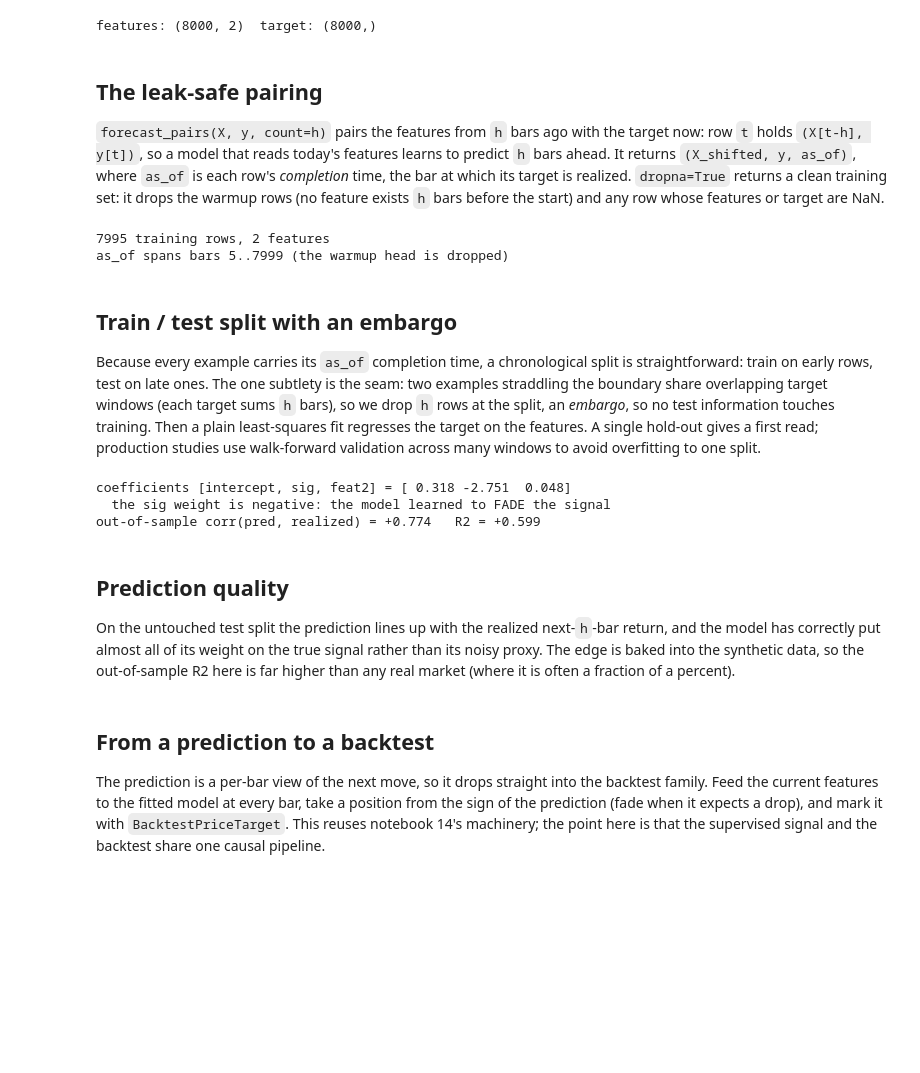
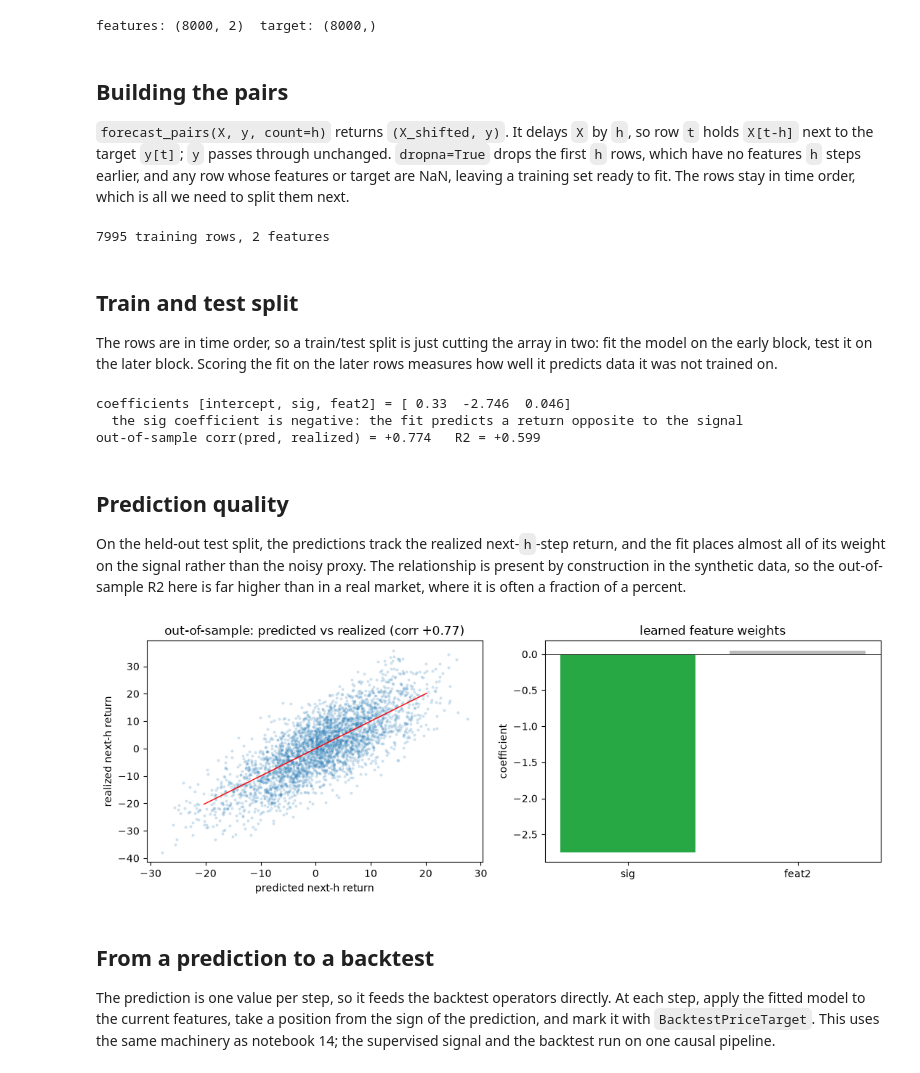
Before and after one commit to screamer-labs/screamer, a Jupyter notebook: docs/notebooks/16-supervised-forecasting.ipynb, the cells around one changed output. Saved outputs shown, nothing was run; the diff lists cells and outputs as text; code cells hidden in the pictures; blank space fills up the shorter version.

```diff
--- a/docs/notebooks/16-supervised-forecasting.ipynb
+++ b/docs/notebooks/16-supervised-forecasting.ipynb
@@ -51,35 +53,28 @@ print("features:", X.shape, " target:", y.shape)
 # %% [output]
 features: (8000, 2)  target: (8000,)
 # %% [markdown]
-## The leak-safe pairing
+## Building the pairs
 
-`forecast_pairs(X, y, count=h)` pairs the features from `h` bars ago with the target
-now: row `t` holds `(X[t-h], y[t])`, so a model that reads today's features learns to
-predict `h` bars ahead. It returns `(X_shifted, y, as_of)`, where `as_of` is each
-row's *completion* time, the bar at which its target is realized. `dropna=True`
-returns a clean training set: it drops the warmup rows (no feature exists `h` bars
-before the start) and any row whose features or target are NaN.
+`forecast_pairs(X, y, count=h)` returns `(X_shifted, y)`. It delays `X` by `h`, so row
+`t` holds `X[t-h]` next to the target `y[t]`; `y` passes through unchanged. `dropna=True`
+drops the first `h` rows, which have no features `h` steps earlier, and any row whose
+features or target are NaN, leaving a training set ready to fit. The rows stay in time
+order, which is all we need to split them next.
 # %%
-Xs, ys, as_of = forecast_pairs(X, y, count=h, dropna=True)
+Xs, ys = forecast_pairs(X, y, count=h, dropna=True)
 print(f"{len(Xs)} training rows, {Xs.shape[1]} features")
-print(f"as_of spans bars {as_of.min()}..{as_of.max()} (the warmup head is dropped)")
 # %% [output]
 7995 training rows, 2 features
-as_of spans bars 5..7999 (the warmup head is dropped)
 # %% [markdown]
-## Train / test split with an embargo
+## Train and test split
 
-Because every example carries its `as_of` completion time, a chronological split is
-straightforward: train on early rows, test on late ones. The one subtlety is the
-seam: two examples straddling the boundary share overlapping target windows (each
-target sums `h` bars), so we drop `h` rows at the split, an *embargo*, so no test
-information touches training. Then a plain least-squares fit regresses the target on
-the features. A single hold-out gives a first read; production studies use
-walk-forward validation across many windows to avoid overfitting to one split.
+The rows are in time order, so a train/test split is just cutting the array in two: fit
+the model on the early block, test it on the later block. Scoring the fit on the later
+rows measures how well it predicts data it was not trained on.
 # %%
-cut = as_of[int(0.6 * len(as_of))]
-train = as_of < cut - h                           # embargo: drop h rows at the seam
-test  = as_of >= cut
+cut = int(0.6 * len(Xs))                          # early 60% to fit, late 40% to test
+Xtr, ytr = Xs[:cut], ys[:cut]
+Xte, yte = Xs[cut:], ys[cut:]
 
 def fit(Xt, yt):
     A = np.column_stack([np.ones(len(Xt)), Xt])
@@ -89,43 +84,43 @@ def fit(Xt, yt):
 def predict(coef, Xm):
     return np.column_stack([np.ones(len(Xm)), Xm]) @ coef
 
-coef = fit(Xs[train], ys[train])
-pred_test = predict(coef, Xs[test])
+coef = fit(Xtr, ytr)
+pred_test = predict(coef, Xte)
 
-corr = np.corrcoef(pred_test, ys[test])[0, 1]
-r2 = 1 - np.sum((ys[test] - pred_test) ** 2) / np.sum((ys[test] - ys[test].mean()) ** 2)
+corr = np.corrcoef(pred_test, yte)[0, 1]
+r2 = 1 - np.sum((yte - pred_test) ** 2) / np.sum((yte - yte.mean()) ** 2)
 print(f"coefficients [intercept, sig, feat2] = {np.round(coef, 3)}")
-print(f"  the sig weight is negative: the model learned to FADE the signal")
+print(f"  the sig coefficient is negative: the fit predicts a return opposite to the signal")
 print(f"out-of-sample corr(pred, realized) = {corr:+.3f}   R2 = {r2:+.3f}")
 # %% [output]
-coefficients [intercept, sig, feat2] = [ 0.318 -2.751  0.048]
-  the sig weight is negative: the model learned to FADE the signal
+coefficients [intercept, sig, feat2] = [ 0.33  -2.746  0.046]
+  the sig coefficient is negative: the fit predicts a return opposite to the signal
 out-of-sample corr(pred, realized) = +0.774   R2 = +0.599
 # %% [markdown]
 ## Prediction quality
 
-On the untouched test split the prediction lines up with the realized next-`h`-bar
-return, and the model has correctly put almost all of its weight on the true signal
-rather than its noisy proxy. The edge is baked into the synthetic data, so the
-out-of-sample R2 here is far higher than any real market (where it is often a
-fraction of a percent).
+On the held-out test split, the predictions track the realized next-`h`-step return,
+and the fit places almost all of its weight on the signal rather than the noisy proxy.
+The relationship is present by construction in the synthetic data, so the out-of-sample
+R2 here is far higher than in a real market, where it is often a fraction of a percent.
 # %%
 fig, ax = plt.subplots(1, 2, figsize=(11, 4))
-ax[0].scatter(pred_test, ys[test], s=4, alpha=0.15)
+ax[0].scatter(pred_test, yte, s=4, alpha=0.15)
 lo, hi = np.percentile(pred_test, [1, 99])
 ax[0].plot([lo, hi], [lo, hi], "r", lw=1)
 ax[0].set(title=f"out-of-sample: predicted vs realized (corr {corr:+.2f})",
           xlabel="predicted next-h return", ylabel="realized next-h return")
 ax[1].bar(["sig", "feat2"], coef[1:], color=["#28a745", "#bbbbbb"])
 ax[1].axhline(0, color="k", lw=0.6)
 ax[1].set(title="learned feature weights", ylabel="coefficient")
 fig.tight_layout()
+# %% [output]
+[figure, added]
 # %% [markdown]
 ## From a prediction to a backtest
 
-The prediction is a per-bar view of the next move, so it drops straight into the
-backtest family. Feed the current features to the fitted model at every bar, take a
-position from the sign of the prediction (fade when it expects a drop), and mark it
-with `BacktestPriceTarget`. This reuses notebook 14's machinery; the point here is
-that the supervised signal and the backtest share one causal pipeline.
+The prediction is one value per step, so it feeds the backtest operators directly. At
+each step, apply the fitted model to the current features, take a position from the sign
+of the prediction, and mark it with `BacktestPriceTarget`. This uses the same machinery
+as notebook 14; the supervised signal and the backtest run on one causal pipeline.
 # %%
```
Also changed, not shown: parts of 9 cells of this notebook, 5 other files.
